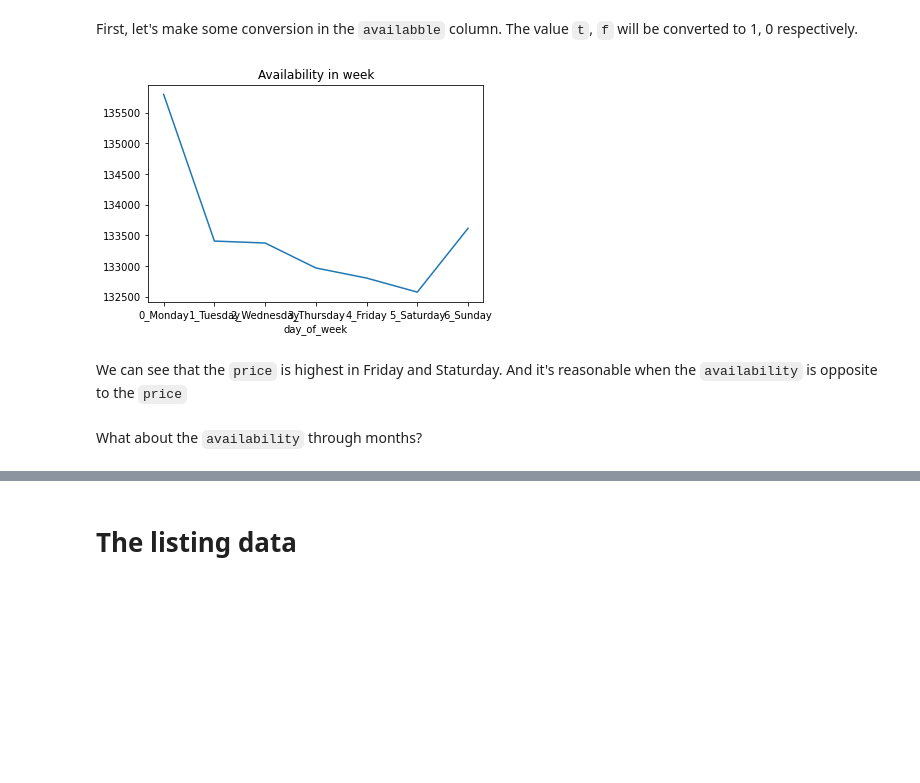
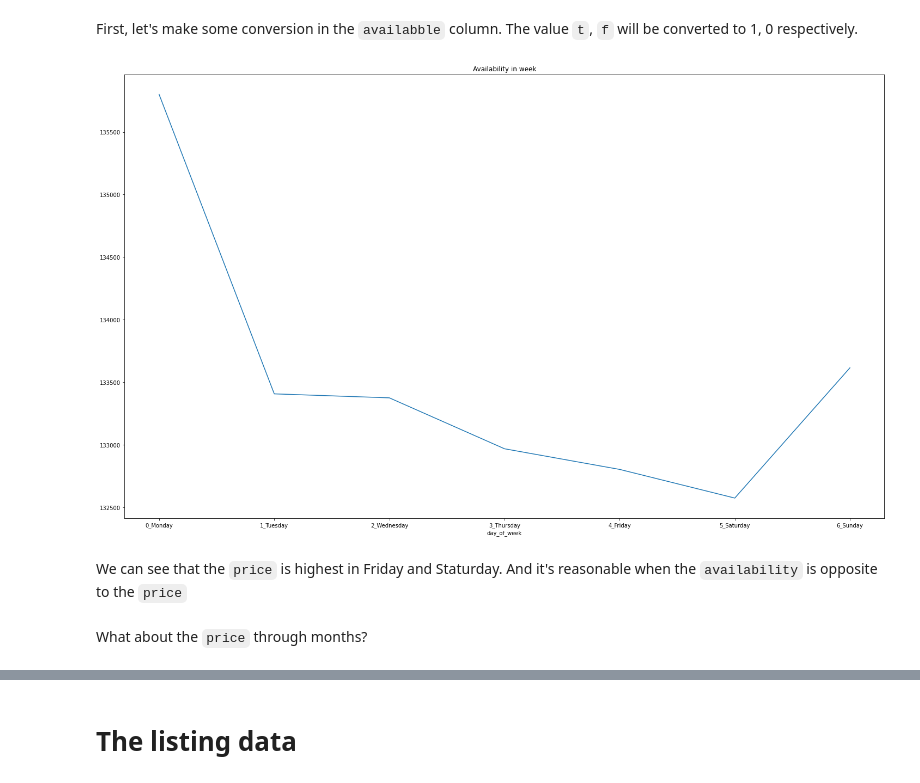
Before and after one commit to thaihocnguyen-git/Seatle-Airbnb, a Jupyter notebook: Seatle Airbnb.ipynb, the cells around one changed output, grey strips where cells are left out. Drawn from its saved outputs; the diff is of its cells as text; code cells hidden in the pictures; blank space fills up the shorter version.

```diff
--- a/Seatle Airbnb.ipynb
+++ b/Seatle Airbnb.ipynb
@@ -225,19 +225,19 @@ The value `t`, `f` will be converted to 1, 0 respectively.
 # %%
 def convert_tf_to_number(s: str) -> int:
     if(s == 't'):
         return 1
     elif(s == 'f'):
         return 0
     else:
         raise InputException("Invalid input. Only 't' or 'f' is accepted.")
 
 calendar_filled["available_number"] = calendar_filled.available.apply(convert_tf_to_number)
-_ = calendar_filled.groupby("day_of_week")["available_number"].sum().plot.line(title="Availability in week")
+_ = calendar_filled.groupby("day_of_week")["available_number"].sum().plot.line(title="Availability in week", figsize=(25, 15))
 # %% [output]
-[figure, old version]
+[figure, new version]
 # %% [markdown]
 We can see that the `price` is highest in Friday and Staturday.
 And it's reasonable when the `availability` is opposite to the `price`
 # %% [markdown]
-What about the `availability` through months?
+What about the `price` through months?
 # %%
```
Also changed, not shown: parts of 5 cells of this notebook, 8 other files.
